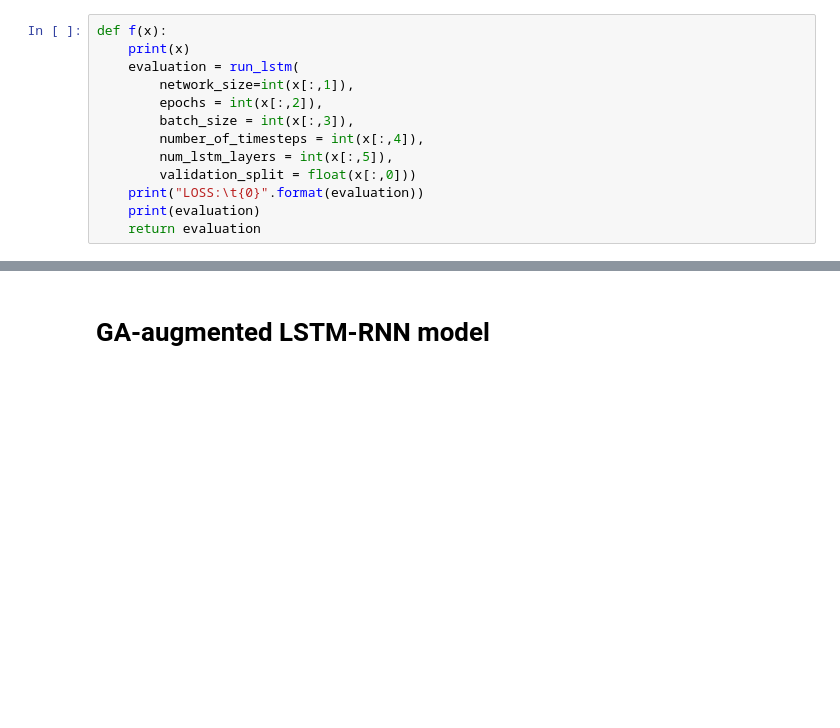
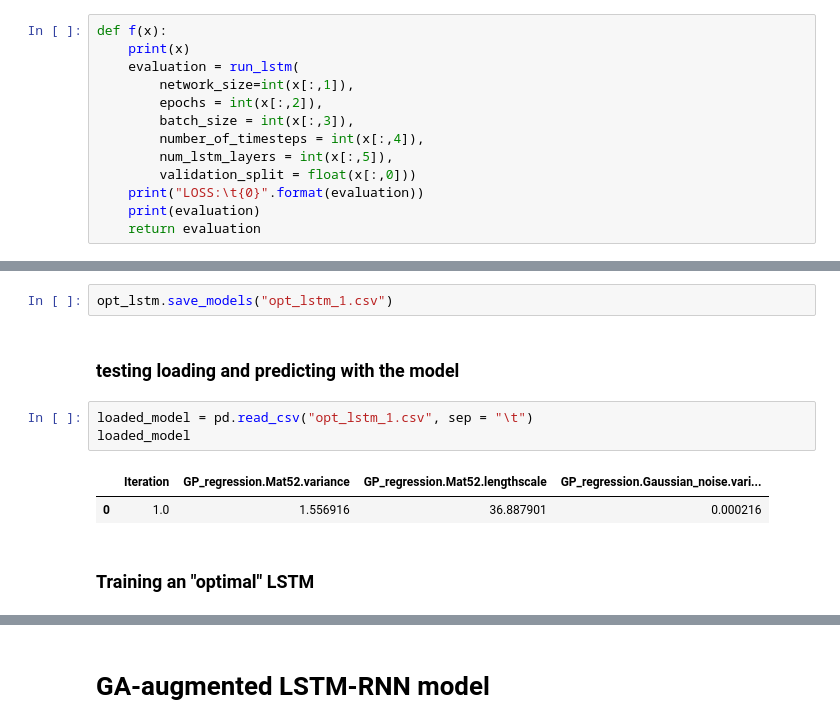
Before and after one commit to lucas-spangher/transactive_control, a Jupyter notebook: planning_model_experiments_lucas.ipynb, the cells around one changed output, grey strips where cells are left out. Drawn from its saved outputs; the diff is of its cells as text; blank space fills up the shorter version.

```diff
--- a/planning_model_experiments_lucas.ipynb
+++ b/planning_model_experiments_lucas.ipynb
@@ -520,0 +508,12 @@ optimized loss: 79.0532881244117
+# %%
+opt_lstm.save_models("opt_lstm_1.csv")
+# %% [markdown]
+### testing loading and predicting with the model
+# %%
+loaded_model = pd.read_csv("opt_lstm_1.csv", sep = "\t")
+loaded_model
+# %% [output]
+|  | Iteration | GP_regression.Mat52.variance | GP_regression.Mat52.lengthscale | GP_regression.Gaussian_noise.vari... |
+| 0 | 1.0 | 1.556916 | 36.887901 | 0.000216 |
+# %% [markdown]
+### Training an "optimal" LSTM
```
Also changed, not shown: parts of 10 cells of this notebook.
